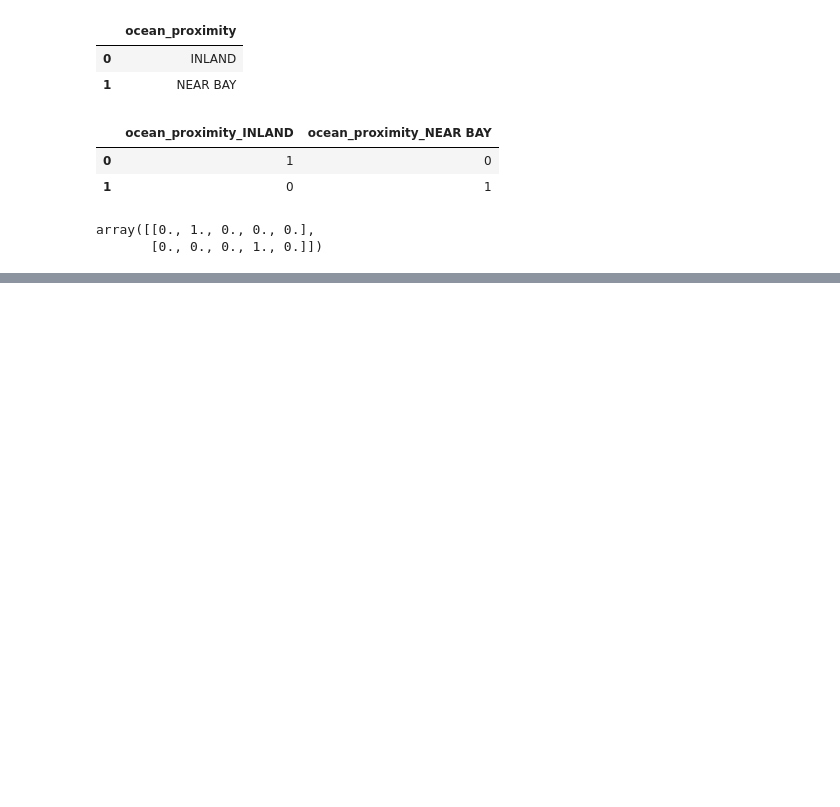
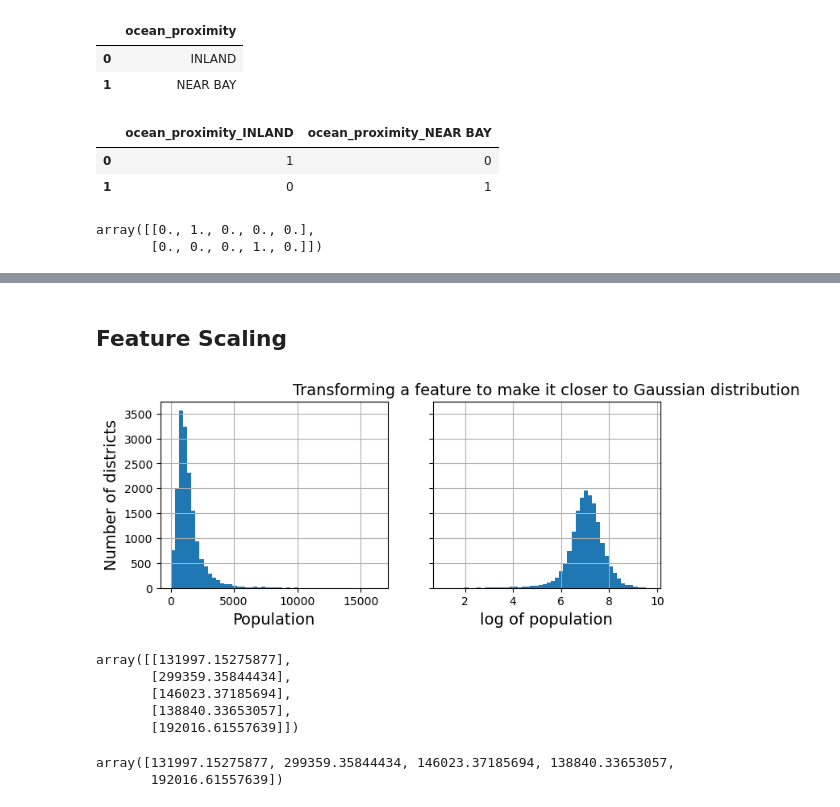
Before and after one commit to nepalsandesh/California_Housing, a Jupyter notebook: California_Housing_Price_Prediction.ipynb, the cells around one changed output, grey strips where cells are left out. Saved outputs shown, nothing was run; the diff lists cells and outputs as text; code cells hidden in the pictures; blank space fills up the shorter version.

Commit message:
Feature Scaling

```diff
--- a/California_Housing_Price_Prediction.ipynb
+++ b/California_Housing_Price_Prediction.ipynb
@@ -648,0 +680,2 @@ cat_encoder?
+# %% [markdown]
+## Feature Scaling
@@ -648,0 +696,14 @@ cat_encoder?
+# %%
+# extra code - this cell generates fig 2-17 of the book
+
+fig, axs = plt.subplots(1, 2, figsize=(8,3), sharey=True)
+housing["population"].hist(ax=axs[0], bins=50)
+housing["population"].apply(np.log).hist(ax=axs[1], bins=50)
+axs[0].set_xlabel("Population")
+axs[1].set_xlabel("log of population")
+axs[0].set_ylabel("Number of districts")
+
+plt.title("Transforming a feature to make it closer to Gaussian distribution")
+plt.show()
+# %% [output]
+[figure, added]
@@ -648,0 +726,8 @@ cat_encoder?
+# %%
+predictions
+# %% [output]
+array([[131997.15275877],
+       [299359.35844434],
+       [146023.37185694],
+       [138840.33653057],
+       [192016.61557639]])
@@ -648,0 +743,5 @@ cat_encoder?
+# %%
+predictions
+# %% [output]
+array([131997.15275877, 299359.35844434, 146023.37185694, 138840.33653057,
+       192016.61557639])
```
Also changed, not shown: parts of 12 cells of this notebook.
